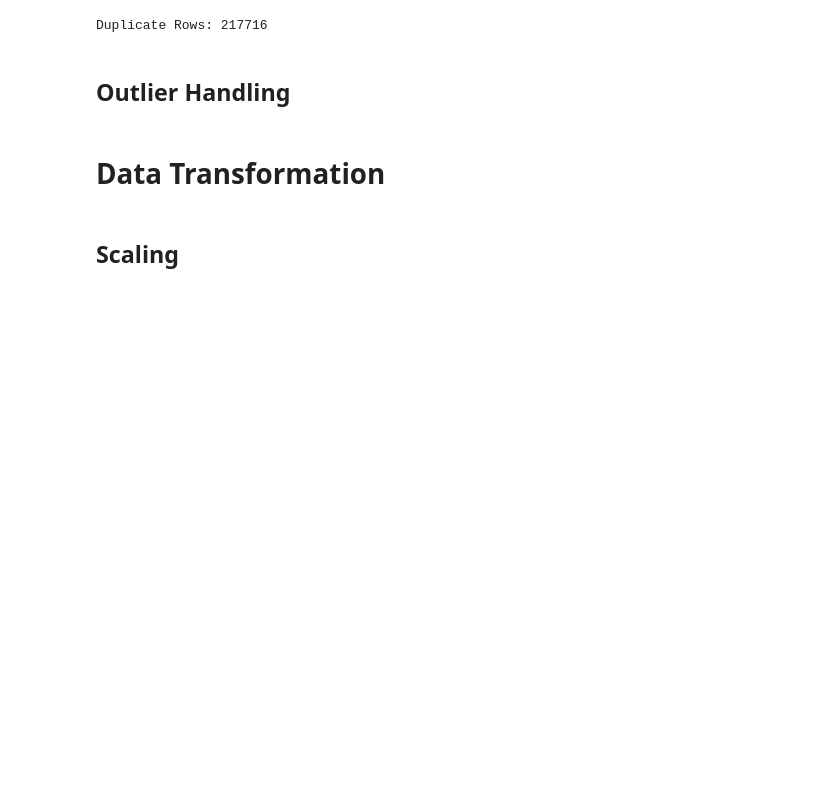
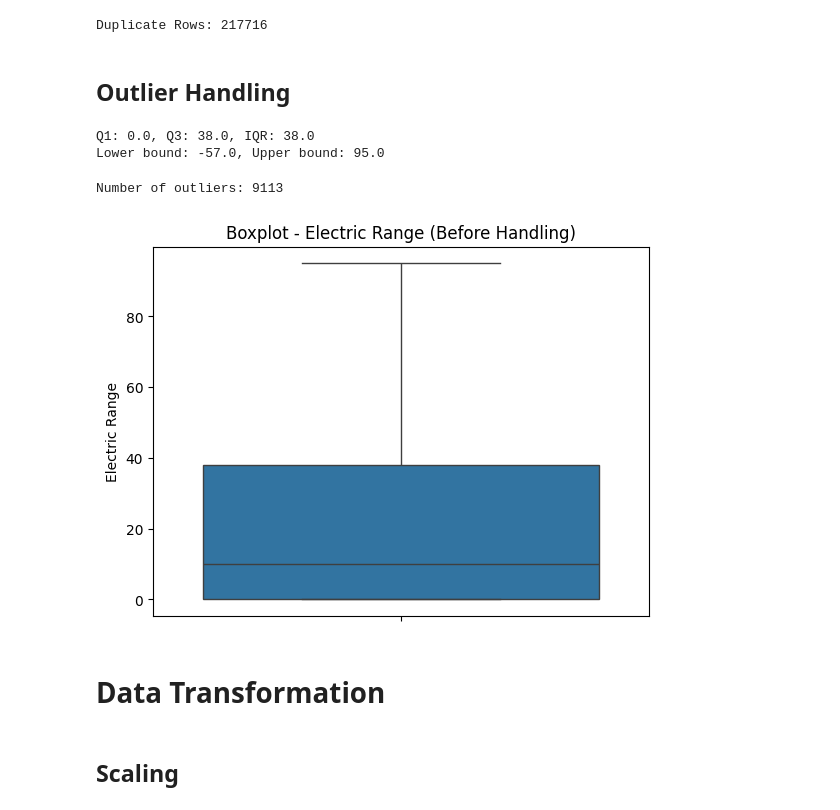
Before and after one commit to MidhulaMS/EV-Population-Prediction, a Jupyter notebook: EV_Population_Prediction.ipynb, the cells around one changed output. Drawn from its saved outputs; the diff is of its cells as text; code cells hidden in the pictures; blank space fills up the shorter version.

Commit message:
Anand: Outlier Handling

```diff
--- a/EV_Population_Prediction.ipynb
+++ b/EV_Population_Prediction.ipynb
@@ -24,5 +21,5 @@ from sklearn.preprocessing import MinMaxScaler
 # %% [markdown]
 # Reading Data
 # %%
-filepath = "/content/drive/MyDrive/DATA/export (1).csv"
+filepath = "/content/drive/MyDrive/AI ML/Data/washington_EV.csv"
 # %%
@@ -431,3 +423,36 @@ EV_df = EV_df.drop_duplicates()
+# %%
+# Using the IQR method
+Q1 = EV_df['Electric Range'].quantile(0.25)
+Q3 = EV_df['Electric Range'].quantile(0.75)
+IQR = Q3 - Q1
+
+lower_bound = Q1 - 1.5 * IQR
+upper_bound = Q3 + 1.5 * IQR
+
+print(f"Q1: {Q1}, Q3: {Q3}, IQR: {IQR}")
+print(f"Lower bound: {lower_bound}, Upper bound: {upper_bound}")
+# %% [output]
+Q1: 0.0, Q3: 38.0, IQR: 38.0
+Lower bound: -57.0, Upper bound: 95.0
+# %%
+outliers = EV_df[
+    (EV_df['Electric Range'] < lower_bound) |
+    (EV_df['Electric Range'] > upper_bound)
+]
+print(f"Number of outliers: {len(outliers)}")
+# %% [output]
+Number of outliers: 9113
+# %%
+EV_df['Electric Range'] = EV_df['Electric Range'].clip(
+    lower=lower_bound, upper=upper_bound)
+
+
+# Checking whether the Outliers were clipped
+sns.boxplot(EV_df['Electric Range'])
+plt.title('Boxplot - Electric Range (Before Handling)')
+plt.show()
+# %% [output]
+[figure, added]
 # %% [markdown]
 # Data Transformation
 # %% [markdown]
```
Also changed, not shown: parts of 4 cells of this notebook.
